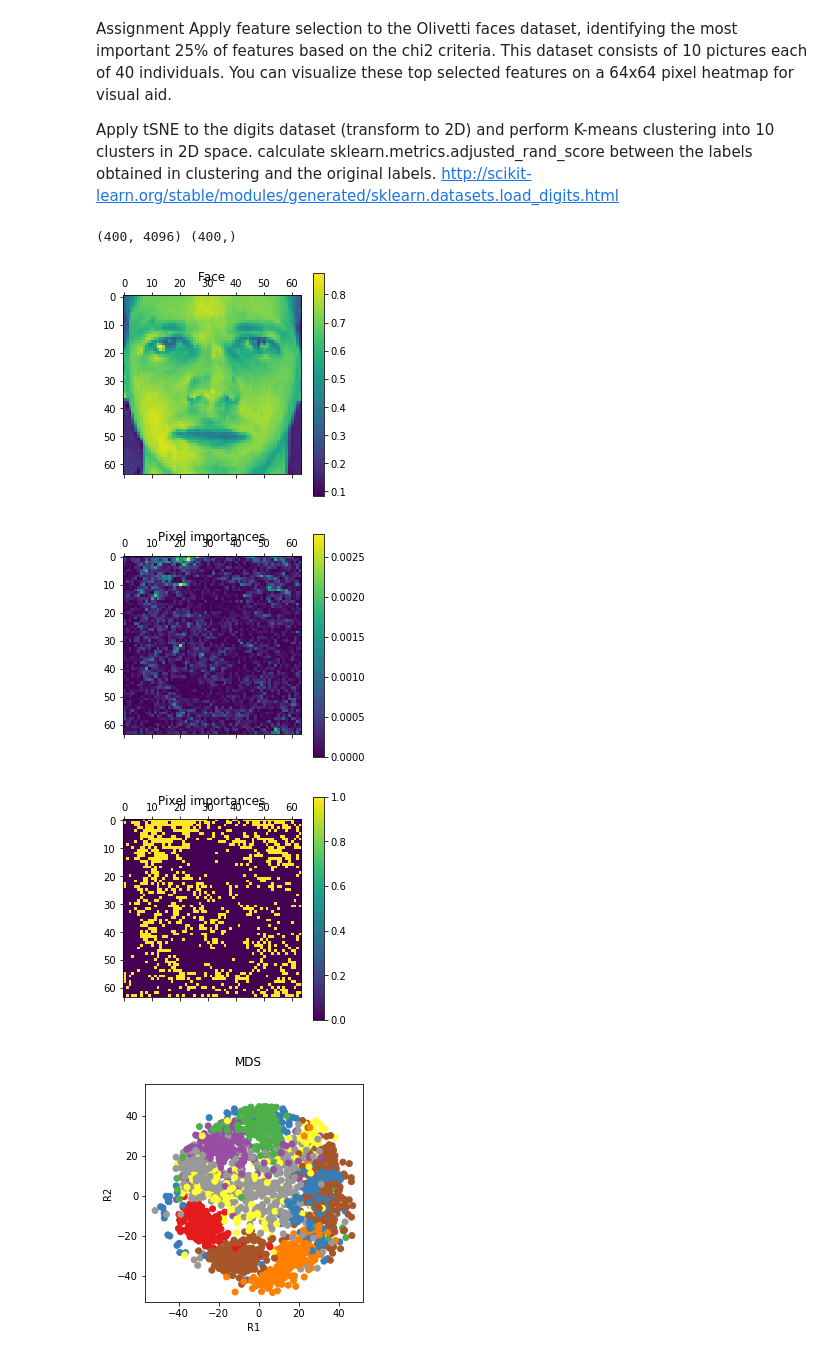
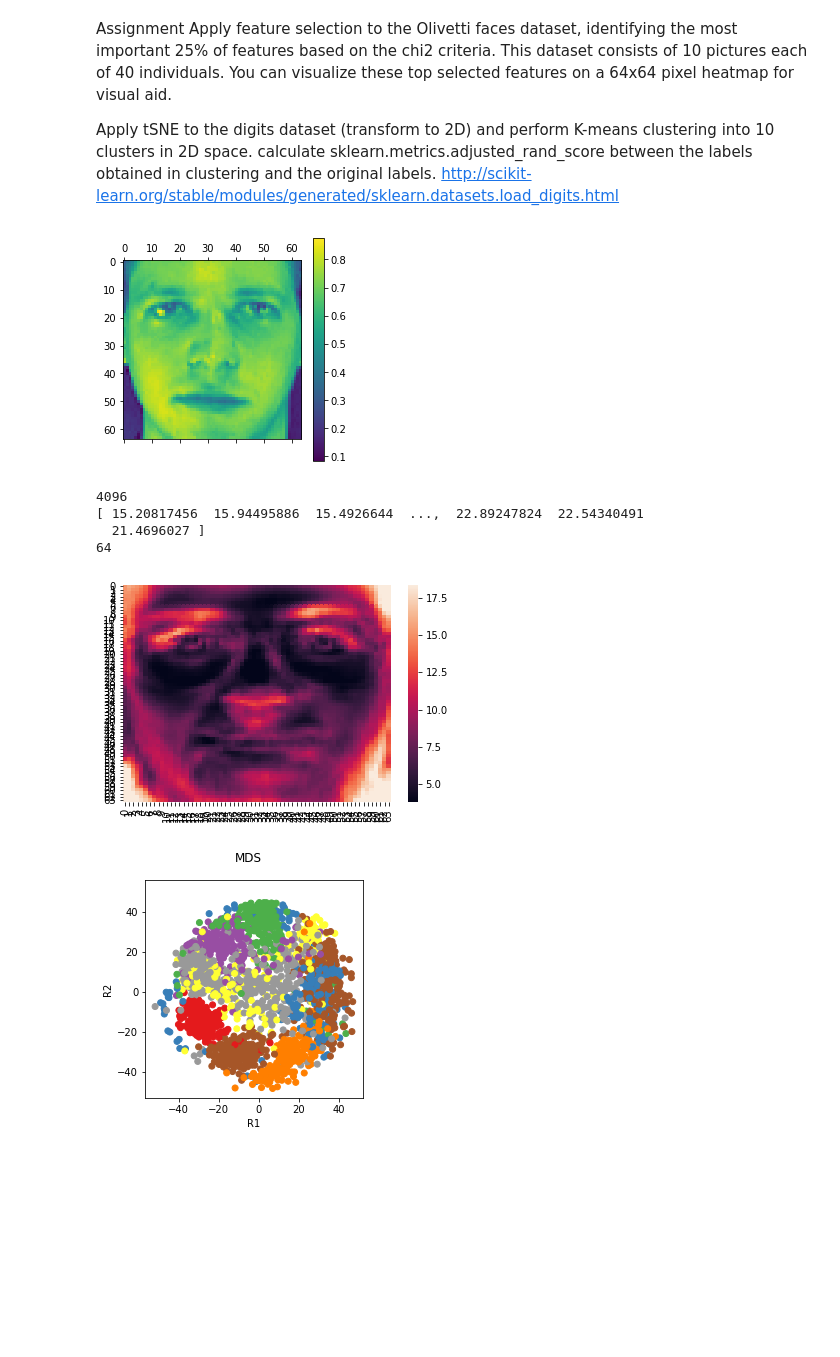
Before and after one commit to HussainAther/machinelearning, a Jupyter notebook: Wk10/Week10-assignment.ipynb, the cells around one changed output. Saved outputs shown, nothing was run; the diff lists cells and outputs as text; code cells hidden in the pictures; blank space fills up the shorter version.

Commit message:
chi2 and heatmap

```diff
--- a/Wk10/Week10-assignment.ipynb
+++ b/Wk10/Week10-assignment.ipynb
@@ -22,39 +6,40 @@ import sklearn.model_selection
-# %%
-from sklearn.datasets import fetch_olivetti_faces
-
-faces = sklearn.datasets.fetch_olivetti_faces()
-
-X = faces.data
-y = faces.target
-print(X.shape, y.shape)
-
-plt.matshow(X[0].reshape((64,64)))
-plt.colorbar()
-plt.title("Face")
-plt.show()
-
-from sklearn.ensemble import RandomForestClassifier
-clf = RandomForestClassifier(n_estimators=100)
-
-clf.fit(X, y)
-
-rankings = clf.feature_importances_
-plt.matshow(rankings.reshape((64,64)))
-plt.colorbar()
-plt.title("Pixel importances")
-plt.show()
-p75 = np.percentile(rankings, 75)
-
-mask = rankings > p75
-plt.matshow(mask.reshape((64,64)))
-plt.colorbar()
-plt.title("Pixel importances")
-plt.show()
-# %% [output]
-(400, 4096) (400,)
-[figure, removed]
-[figure, removed]
-[figure, removed]
+# %%
+import matplotlib.pyplot as plt
+import pandas as pd
+import numpy as np
+import seaborn as sns
+
+import sklearn.datasets
+import sklearn.feature_selection
+
+from sklearn.datasets import fetch_olivetti_faces
+from sklearn.feature_selection import SelectPercentile
+from sklearn.feature_selection import chi2
+
+faces = fetch_olivetti_faces()
+
+plt.matshow(faces.data[0].reshape((64,64)))
+plt.colorbar()
+plt.show()
+
+p75 = SelectPercentile(score_func=chi2, percentile=25)
+select = p75.fit_transform(faces.data, faces.target)
+print(len(p75.scores_))
+print(p75.scores_)
+
+reshaped = np.reshape(p75.scores_, (64, 64))
+
+print(len(reshaped))
+
+sns.heatmap(reshaped, robust=True, square=False, yticklabels=True, xticklabels=True, cbar=True)
+plt.show()
+# %% [output]
+[figure, added]
+4096
+[ 15.20817456  15.94495886  15.4926644  ...,  22.89247824  22.54340491
+  21.4696027 ]
+64
+[figure, added]
 # %%
 from sklearn import datasets
 from sklearn.discriminant_analysis import LinearDiscriminantAnalysis
```
Also changed, not shown: parts of 1 cell of this notebook.
